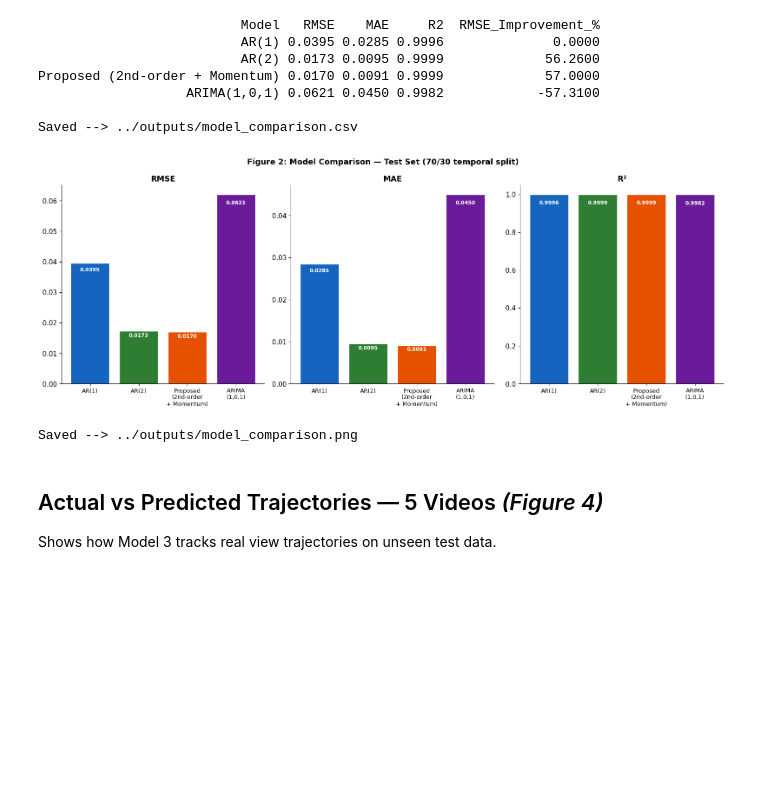
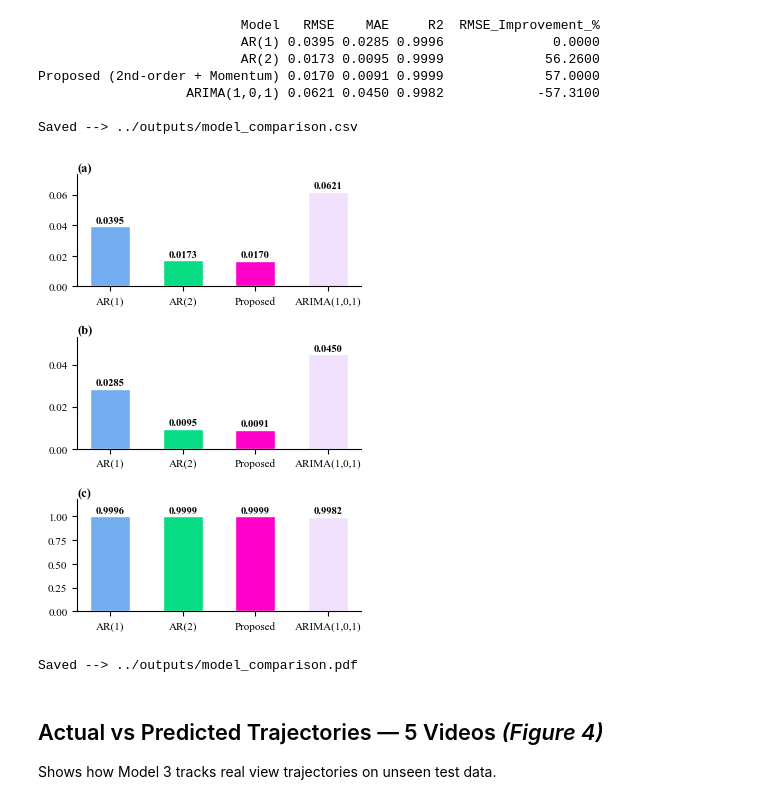
Before and after one commit to math-modelling-el/YouTube-Popularity-Dynamics-Modelling, a Jupyter notebook: notebooks/model_experiments.ipynb, the cells around one changed output. Cells and saved outputs as stored; diff of their text form; code cells hidden in the pictures; blank space fills up the shorter version.

```diff
--- a/notebooks/model_experiments.ipynb
+++ b/notebooks/model_experiments.ipynb
@@ -27,8 +27,20 @@ from statsmodels.tsa.arima.model import ARIMA
 warnings.filterwarnings('ignore')
 os.makedirs('../outputs', exist_ok=True)
 plt.rcParams.update({
-    'figure.figsize': (12, 6), 'font.size': 11,
-    'axes.spines.top': False, 'axes.spines.right': False
+    'figure.figsize'   : (7.16, 4),
+    'font.family'      : 'serif',
+    'font.serif'       : ['Times New Roman'],
+    'font.size'        : 8,
+    'axes.labelsize'   : 8,
+    'axes.titlesize'   : 9,
+    'xtick.labelsize'  : 8,
+    'ytick.labelsize'  : 8,
+    'legend.fontsize'  : 8,
+    'figure.titlesize' : 9,
+    'axes.spines.top'  : False,
+    'axes.spines.right': False,
+    'lines.linewidth'  : 1.0,
+    'axes.linewidth'   : 0.8,
 })
 np.random.seed(42)
 print('Environment ready.')
@@ -432,29 +450,33 @@ Proposed (2nd-order + Momentum) 0.0170 0.0091 0.9999             57.0000
 
 Saved --> ../outputs/model_comparison.csv
 # %%
-palette        = ['#1565C0','#2E7D32','#E65100','#6A1B9A']
-display_labels = ['AR(1)', 'AR(2)', 'Proposed\n(2nd-order\n+ Momentum)', 'ARIMA\n(1,0,1)']
-fig, axes = plt.subplots(1, 3, figsize=(16, 6))
+palette        = ["#73ADF0", "#08DC84", "#FF00C8", "#F2E1FD"]
+display_labels = ['AR(1)', 'AR(2)', 'Proposed', 'ARIMA(1,0,1)']
+metrics        = [('RMSE', '(a)'), ('MAE', '(b)'), ('R2', '(c)')]
 
-for ax, metric in zip(axes, ['RMSE','MAE','R2']):
-    bars = ax.bar(results['Model'], results[metric], color=palette, edgecolor='white')
-    ax.set_title('R²' if metric == 'R2' else metric, fontsize=13, fontweight='bold')
-    ax.set_xticks(range(len(display_labels)))
-    ax.set_xticklabels(display_labels, ha='center', fontsize=9.5)
-    for bar, val in zip(bars, results[metric]):
-        ax.text(bar.get_x()+bar.get_width()/2, bar.get_height()*0.97,
-                f'{val:.4f}', ha='center', va='top', fontsize=8.5,
-                color='white', fontweight='bold')
+fig, axes = plt.subplots(3, 1, figsize=(3.5, 4.8))
+fig.subplots_adjust(hspace=0.45, top=0.97, bottom=0.06, left=0.16, right=0.97)
 
-plt.suptitle('Figure 2: Model Comparison — Test Set (70/30 temporal split)',
-             fontsize=13, fontweight='bold')
-plt.tight_layout()
-plt.savefig('../outputs/model_comparison.png', dpi=150, bbox_inches='tight')
+for ax, (col, title) in zip(axes, metrics):
+    vals = results[col].values
+    bars = ax.bar(range(4), vals, color=palette, edgecolor='white', width=0.55)
+    for bar, val in zip(bars, vals):
+        ax.text(bar.get_x() + bar.get_width() / 2,
+                bar.get_height() + vals.max() * 0.012,
+                f'{val:.4f}', ha='center', va='bottom',
+                fontsize=7.5, fontweight='bold', color='black')
+    ax.set_xticks(range(4))
+    ax.set_xticklabels(display_labels, fontsize=8)
+    ax.set_title(title, fontsize=9, fontweight='bold', loc='left', pad=2)
+    ax.tick_params(axis='y', labelsize=8)
+    ax.set_ylim(0, vals.max() * 1.18)
+
+plt.savefig('../outputs/model_comparison.pdf', dpi=300, bbox_inches='tight')
 plt.show()
-print('Saved --> ../outputs/model_comparison.png')
+print('Saved --> ../outputs/model_comparison.pdf')
 # %% [output]
-[figure, old version]
+[figure, new version]
-Saved --> ../outputs/model_comparison.png
+Saved --> ../outputs/model_comparison.pdf
 # %% [markdown]
 ## Actual vs Predicted Trajectories — 5 Videos *(Figure 4)*
 
```
Also changed, not shown: parts of 5 cells of this notebook, 16 other files.
